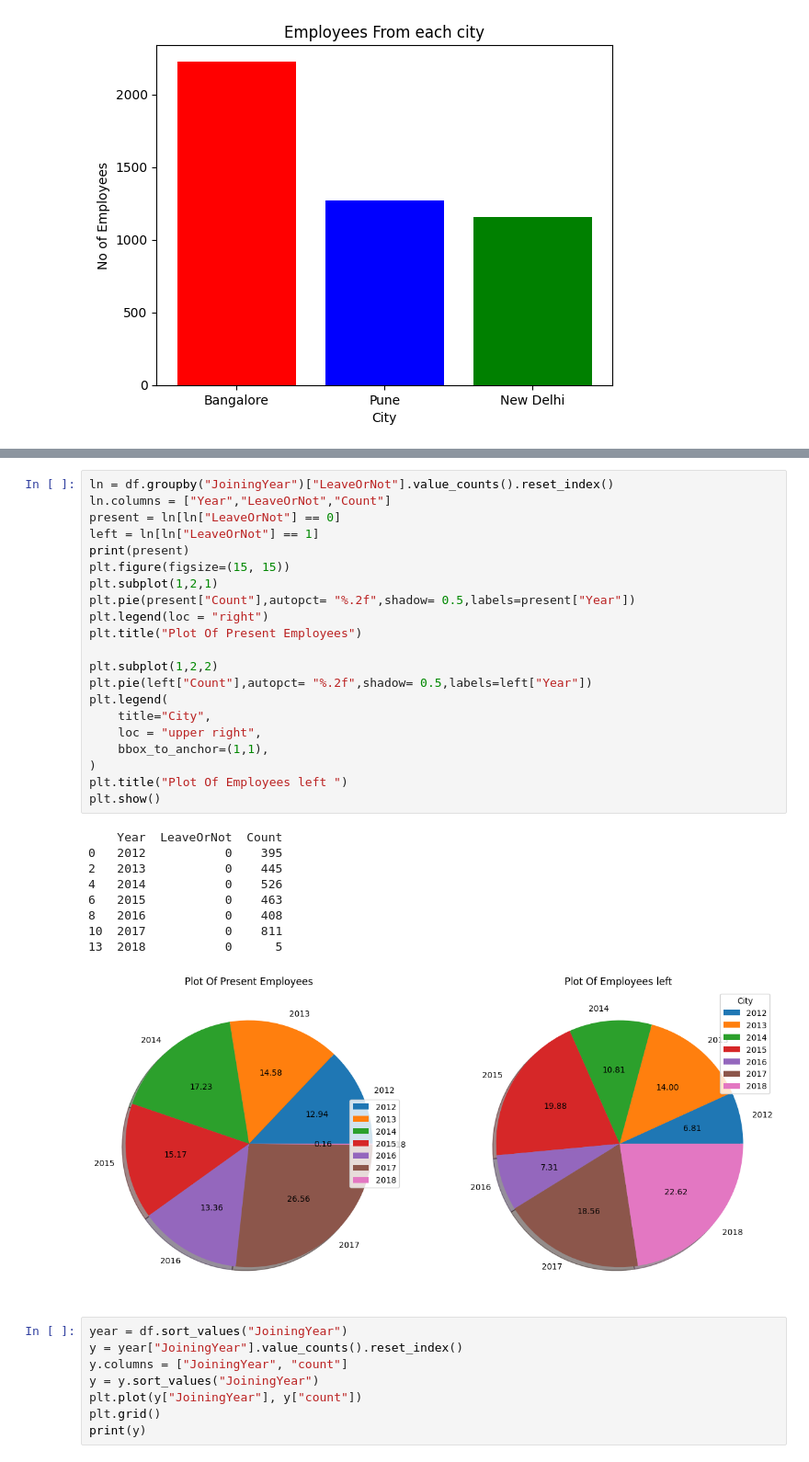
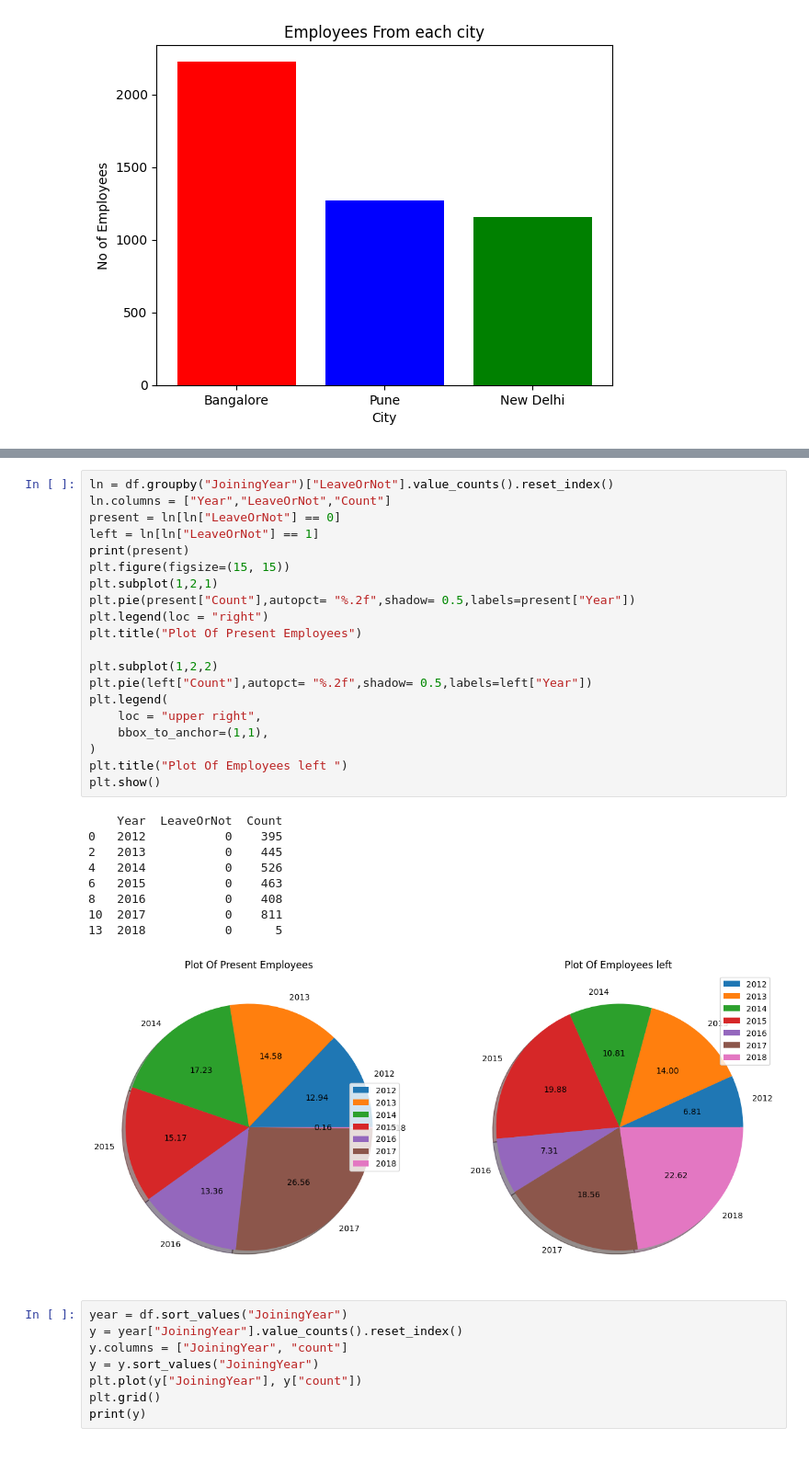
Before and after one commit to Sudheerkumar099/daily-tasks, a Jupyter notebook: 13-01-2026/session.ipynb, the cells around one changed output, grey strips where cells are left out. Shown at 92% size. Cells and saved outputs as stored; diff of their text form.

```diff
--- a/13-01-2026/session.ipynb
+++ b/13-01-2026/session.ipynb
@@ -169,34 +172,33 @@ plt.barh(edu["Education"],edu["Count"])
 # %%
 ln = df.groupby("JoiningYear")["LeaveOrNot"].value_counts().reset_index()
 ln.columns = ["Year","LeaveOrNot","Count"]
 present = ln[ln["LeaveOrNot"] == 0]
 left = ln[ln["LeaveOrNot"] == 1]
 print(present)
 plt.figure(figsize=(15, 15))
 plt.subplot(1,2,1)
 plt.pie(present["Count"],autopct= "%.2f",shadow= 0.5,labels=present["Year"])
 plt.legend(loc = "right")
 plt.title("Plot Of Present Employees")
 
 plt.subplot(1,2,2)
 plt.pie(left["Count"],autopct= "%.2f",shadow= 0.5,labels=left["Year"])
 plt.legend(
-    title="City",
     loc = "upper right",
     bbox_to_anchor=(1,1),
 )
 plt.title("Plot Of Employees left ")
 plt.show()
 # %% [output]
     Year  LeaveOrNot  Count
 0   2012           0    395
 2   2013           0    445
 4   2014           0    526
 6   2015           0    463
 8   2016           0    408
 10  2017           0    811
 13  2018           0      5
-[figure, old version]
+[figure, new version]
 # %%
 year = df.sort_values("JoiningYear")
 y = year["JoiningYear"].value_counts().reset_index()
```
Also changed, not shown: parts of 7 cells of this notebook, 3 other files.
